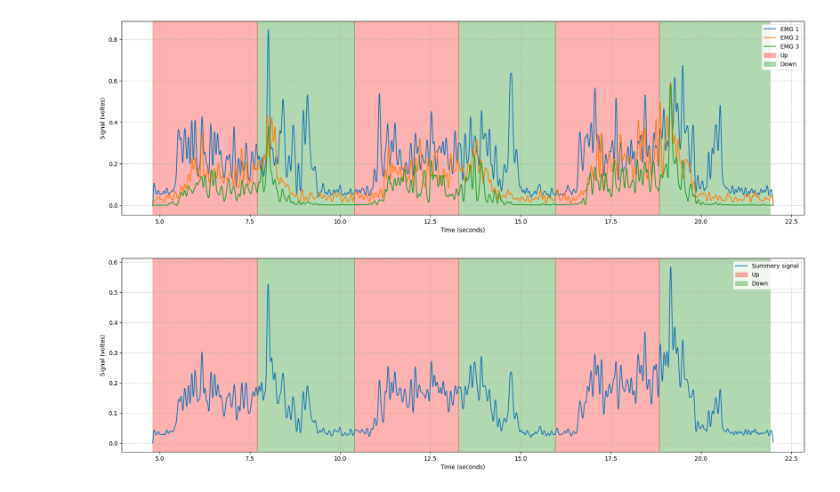
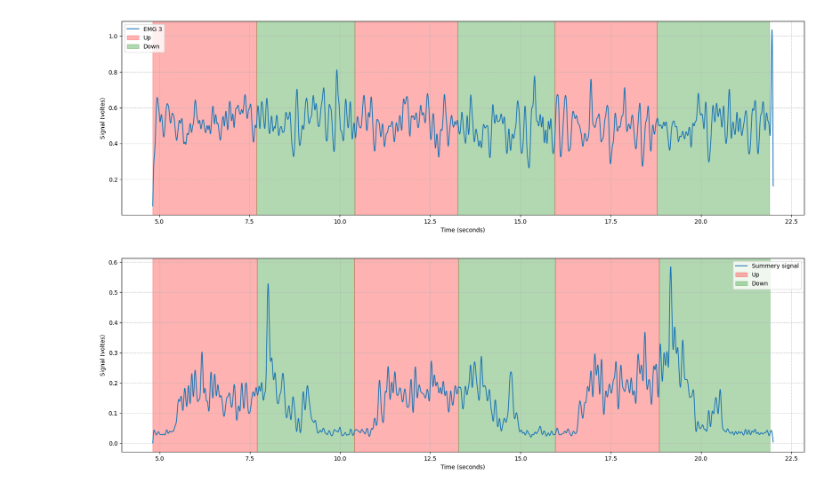
Before and after one commit to Slauva/thesis-project, a Jupyter notebook: experiment_optimal_position/2.0_data_analyze.ipynb, the cells around one changed output. Cells and saved outputs as stored; diff of their text form; code cells hidden in the pictures.

```diff
--- a/experiment_optimal_position/2.0_data_analyze.ipynb
+++ b/experiment_optimal_position/2.0_data_analyze.ipynb
@@ -56,33 +56,33 @@ def data_prepare(filename: str, low_pass: int=10, sfreq: int=1000, high_band: in
 
     return time, data_envelope, points
 # %%
-interval, emg, config = data_prepare("../data/sitting/exp_10", low_pass=40)
+interval, emg, config = data_prepare("../data/test/exp_3", low_pass=40)
 
 plt.figure(figsize=(21, 6))
-plt.plot(interval, emg[:, 0], label="EMG 1")
-plt.plot(interval, emg[:, 1], label="EMG 2")
+# plt.plot(interval, emg[:, 0], label="EMG 1")
+# plt.plot(interval, emg[:, 1], label="EMG 2")
 plt.plot(interval, emg[:, 2], label="EMG 3")
 
 plt.grid(True, linestyle="--", alpha=0.7)
 plt.xlabel("Time (seconds)")
 plt.ylabel("Signal (voltes)")
 c = ["r", "g"]
 periods = []
 for i in range(3):
     t0 = np.argwhere(interval >= config[f"close_{i}"])[0][0]
     tf = np.argwhere(interval >= config[f"open_{i}"])[0][0]
     periods.extend([t0, tf])
 periods.append(np.argwhere(interval >= 21.9)[0][0])
 for i in range(len(periods) - 1):
     if i in [0, 1]:
         plt.axvspan(interval[periods[i]], interval[periods[i + 1]], color=c[i%2], alpha=0.3, label=f"{'Up' if i%2==0 else 'Down'}")
     else:
         plt.axvspan(interval[periods[i]], interval[periods[i + 1]], color=c[i%2], alpha=0.3)
 plt.legend()
-plt.savefig("preprocessed_signals.png")
-# plt.show()
+# plt.savefig("preprocessed_signals.png")
+plt.show()
 # %% [output]
-[figure, old version]
+[figure, new version]
 # %%
 plt.figure(figsize=(21, 6))
 plt.plot(interval, np.sum(emg, axis=1) / 3, label="Summery signal")
```
Also changed, not shown: 5 other files.
